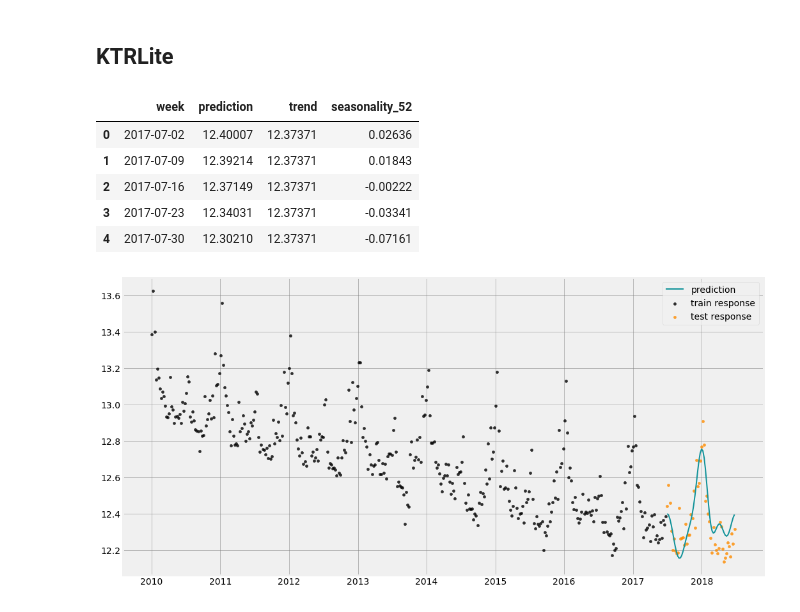
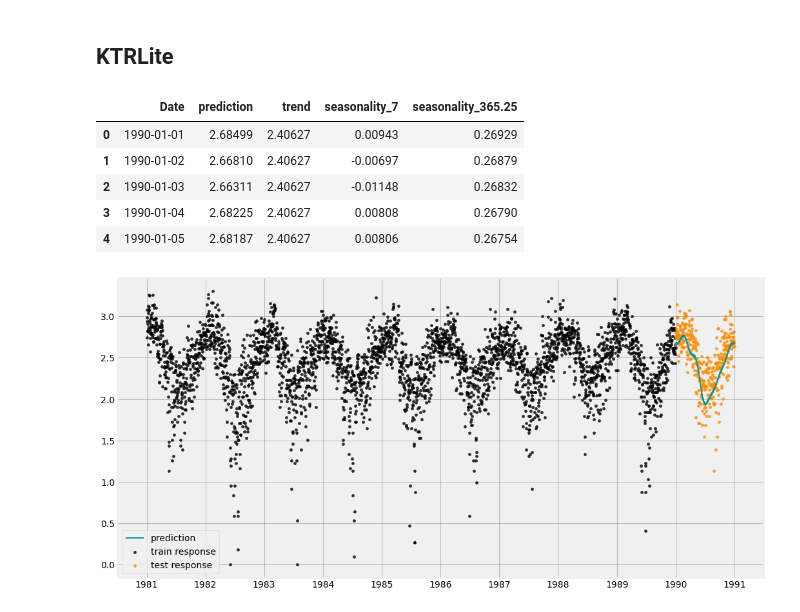
Before and after one commit to pochoi/orbit, a Jupyter notebook: examples/KTR_Example.ipynb, the cells around one changed output. Drawn from its saved outputs; the diff is of its cells as text; code cells hidden in the pictures.

```diff
--- a/examples/KTR_Example.ipynb
+++ b/examples/KTR_Example.ipynb
@@ -50,0 +38,6 @@ df.head()
+# %%
+df = pd.read_csv("./data/melbourne-daily-min-temperatures.csv", parse_dates=['Date'])
+date_col = 'Date'
+response_col = 'Temp'
+df[response_col] = np.log(1 + df[response_col])
+df.head()
@@ -51,7 +57,7 @@ df.head()
 # %% [markdown]
 ### Train / Test Split
 # %%
-test_size=52
+test_size=365
 train_df=df[:-test_size]
 test_df=df[-test_size:]
 # %% [markdown]
@@ -59,12 +68,14 @@ test_df=df[-test_size:]
 # %%
 ktrlite = KTRLiteMAP(
-    response_col='claims',
-    date_col='week',
+    response_col=response_col,
+    date_col=date_col,
     # seasonality
-    seasonality=52,
-    seasonality_fs_order=5,
+    seasonality=[7, 365.25],
+    seasonality_fs_order=[2, 5],
     level_knot_scale=.5,
     span_level=.1,
+    # level_knot_dates=level_knot_dates,
+    # date_freq='D',
     span_coefficients=.3,
     rho_coefficients=.15,
     estimator_type=StanEstimatorMAP,
@@ -75,15 +86,15 @@ ktrlite.fit(train_df)
 predicted_df = ktrlite.predict(df=test_df, decompose=True)
 predicted_df.head()
 # %% [output]
-|  | week | prediction | trend | seasonality_52 |
-| 0 | 2017-07-02 | 12.40007 | 12.37371 | 0.02636 |
-| 1 | 2017-07-09 | 12.39214 | 12.37371 | 0.01843 |
-| 2 | 2017-07-16 | 12.37149 | 12.37371 | -0.00222 |
-| 3 | 2017-07-23 | 12.34031 | 12.37371 | -0.03341 |
-| 4 | 2017-07-30 | 12.30210 | 12.37371 | -0.07161 |
+|  | Date | prediction | trend | seasonality_7 | seasonality_365.25 |
+| 0 | 1990-01-01 | 2.68499 | 2.40627 | 0.00943 | 0.26929 |
+| 1 | 1990-01-02 | 2.66810 | 2.40627 | -0.00697 | 0.26879 |
+| 2 | 1990-01-03 | 2.66311 | 2.40627 | -0.01148 | 0.26832 |
+| 3 | 1990-01-04 | 2.68225 | 2.40627 | 0.00808 | 0.26790 |
+| 4 | 1990-01-05 | 2.68187 | 2.40627 | 0.00806 | 0.26754 |
 # %%
 _ = plot_predicted_data(training_actual_df=train_df, predicted_df=predicted_df,
-                    date_col='week', actual_col='claims',
+                    date_col=date_col, actual_col=response_col,
                     test_actual_df=test_df)
 # %% [output]
-[figure, old version]
+[figure, new version]
```
Also changed, not shown: parts of 10 cells of this notebook.
